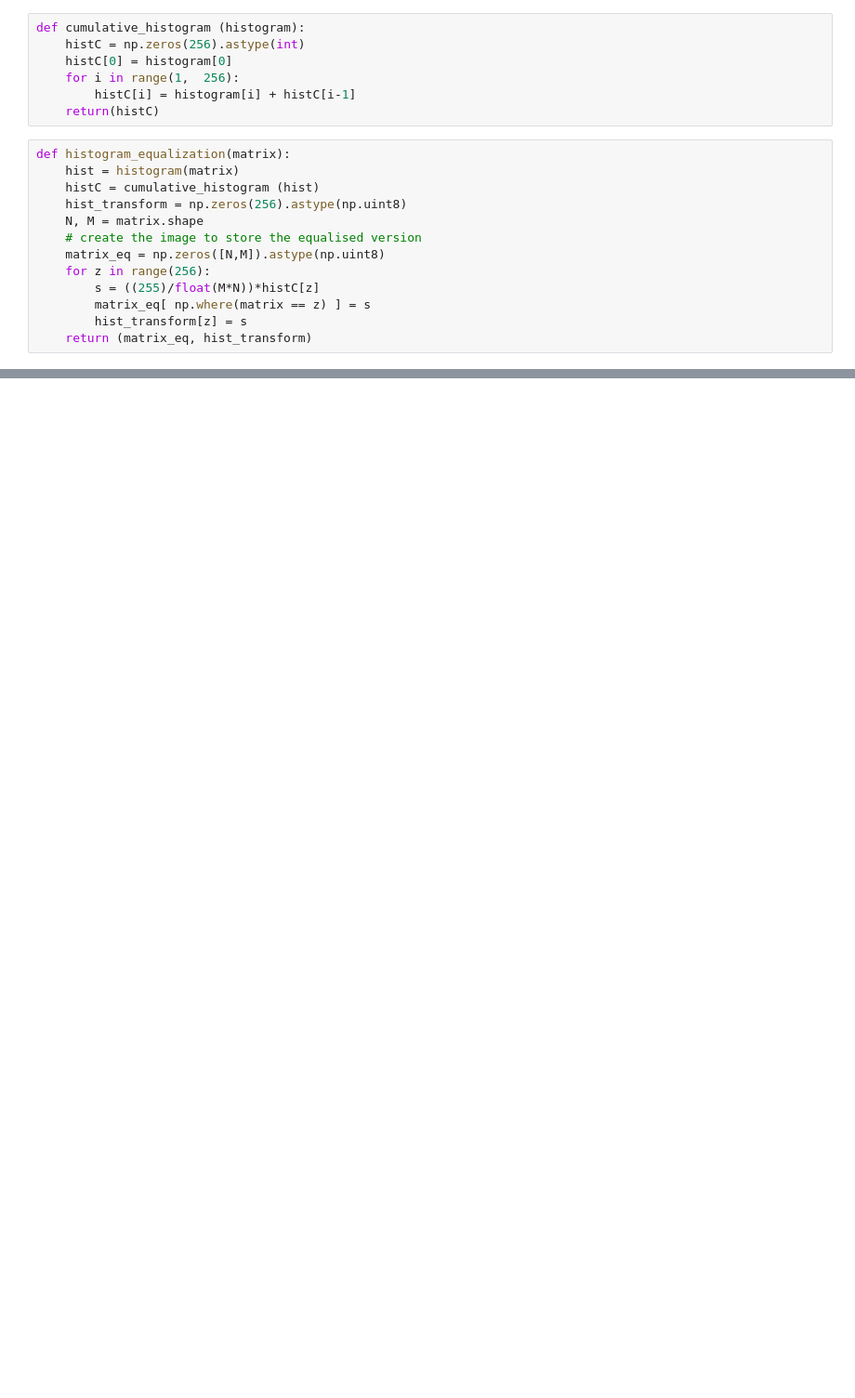
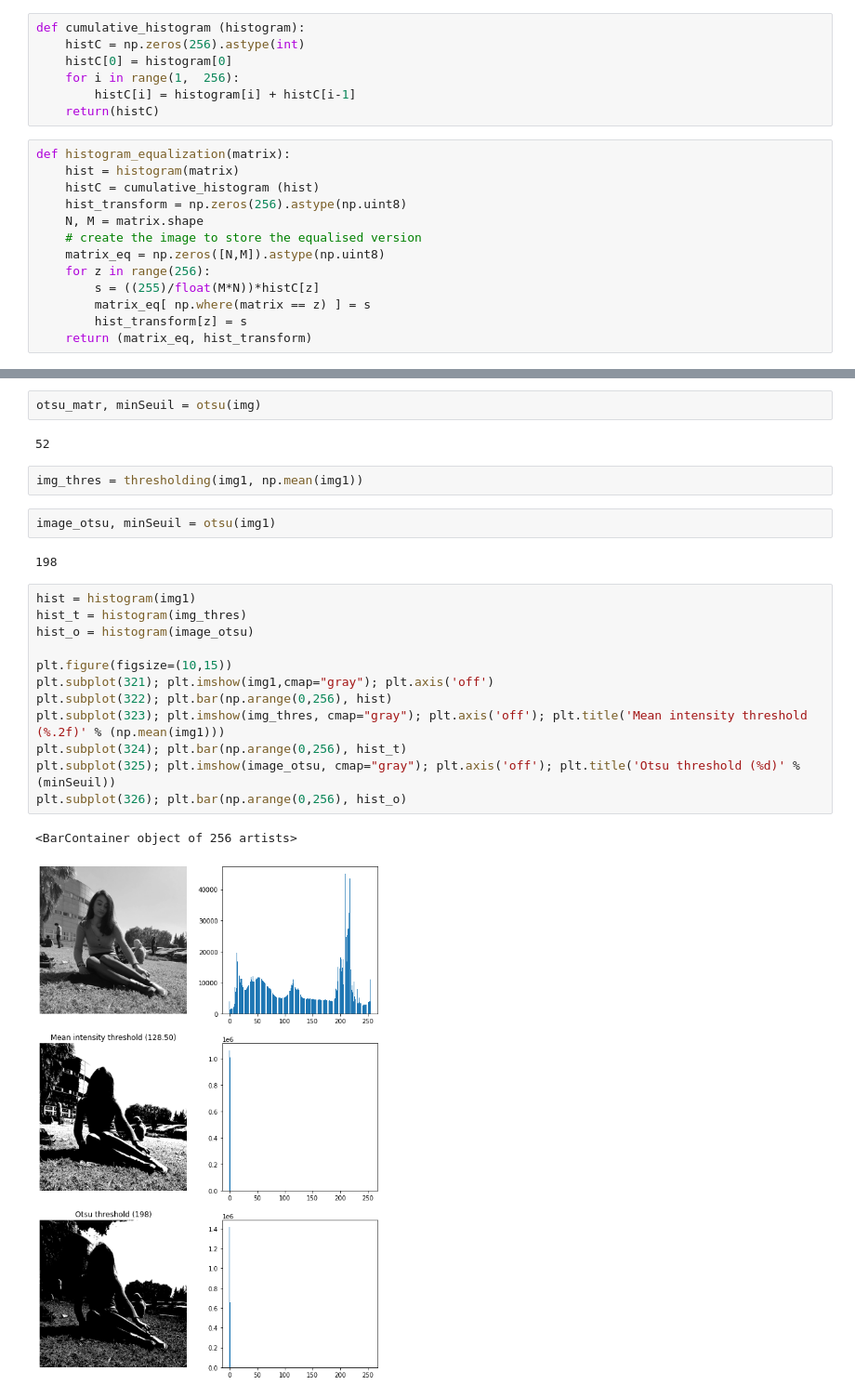
Before and after one commit to CherifYasmine/image-processing, a Jupyter notebook: more.ipynb, the cells around one changed output, grey strips where cells are left out. Shown at 93% size. Saved outputs shown, nothing was run; the diff lists cells and outputs as text; blank space fills up the shorter version.

```diff
--- a/more.ipynb
+++ b/more.ipynb
@@ -116,0 +181,25 @@ Text(0, 0.5, 'Frequency')
+# %%
+otsu_matr, minSeuil = otsu(img)
+# %% [output]
+52
+# %%
+img_thres = thresholding(img1, np.mean(img1))
+# %%
+image_otsu, minSeuil = otsu(img1)
+# %% [output]
+198
+# %%
+hist = histogram(img1)
+hist_t = histogram(img_thres)
+hist_o = histogram(image_otsu)
+
+plt.figure(figsize=(10,15))
+plt.subplot(321); plt.imshow(img1,cmap="gray"); plt.axis('off')
+plt.subplot(322); plt.bar(np.arange(0,256), hist)
+plt.subplot(323); plt.imshow(img_thres, cmap="gray"); plt.axis('off'); plt.title('Mean intensity threshold (%.2f)' % (np.mean(img1)))
+plt.subplot(324); plt.bar(np.arange(0,256), hist_t)
+plt.subplot(325); plt.imshow(image_otsu, cmap="gray"); plt.axis('off'); plt.title('Otsu threshold (%d)' % (minSeuil))
+plt.subplot(326); plt.bar(np.arange(0,256), hist_o)
+# %% [output]
+<BarContainer object of 256 artists>
+[figure, added]
```
Also changed, not shown: parts of 22 cells of this notebook, 12 other files.
